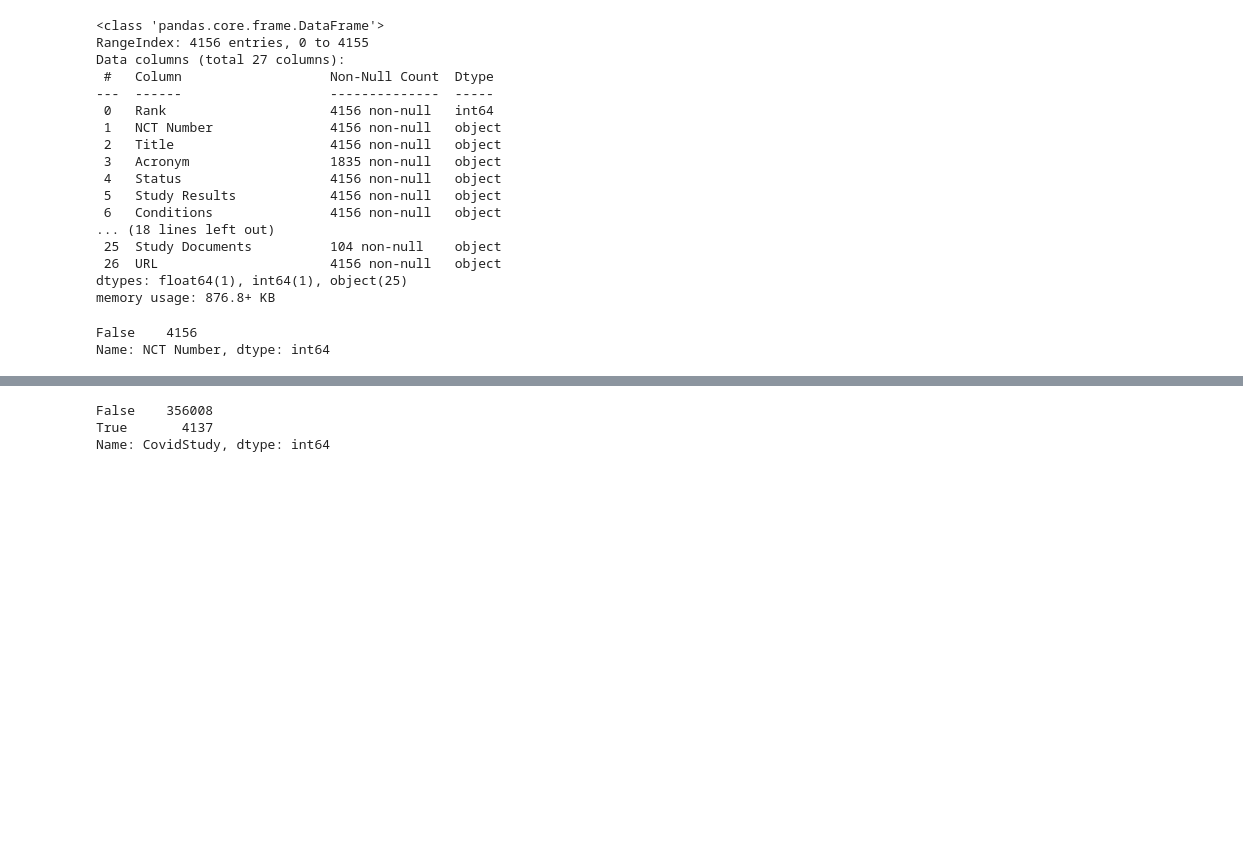
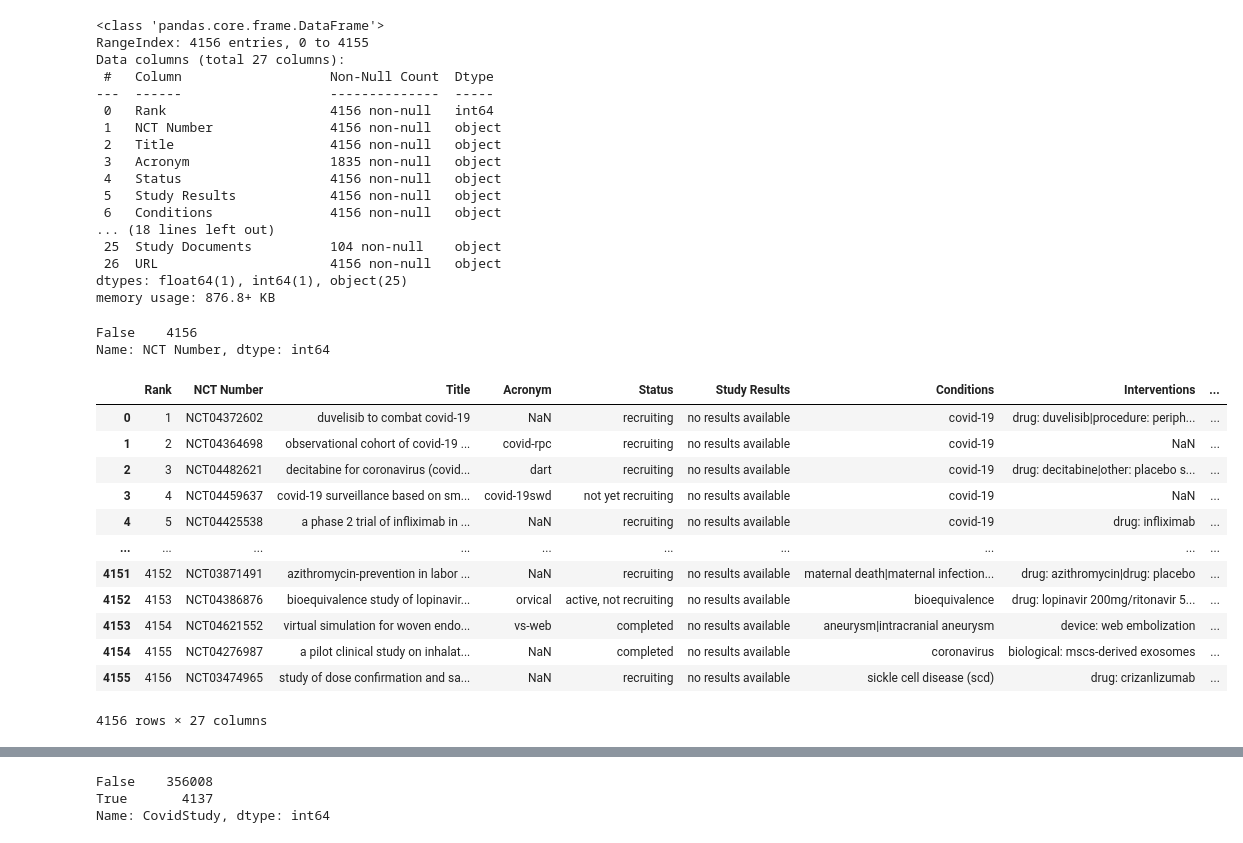
Before and after one commit to katiek74/capstone, a Jupyter notebook: notebooks/CTgov_data_download_and_transformation.ipynb, the cells around one changed output, grey strips where cells are left out. Cells and saved outputs as stored; diff of their text form; code cells hidden in the pictures; blank space fills up the shorter version.

```diff
--- a/notebooks/CTgov_data_download_and_transformation.ipynb
+++ b/notebooks/CTgov_data_download_and_transformation.ipynb
@@ -438,7 +460,23 @@ ctcovidduplicates.value_counts()
 False    4156
 Name: NCT Number, dtype: int64
 # %%
-#lowercasing all of the fields in the covid database to help with aggregation later:
+#lowercasing all of the fields in the covid database to help with aggregation later (except for the NCT# column):
 
 ct_covid = ct_covid.applymap(lambda s:s.lower() if type(s) == str else s)
+ct_covid['NCT Number'] = ct_covid['NCT Number'].str.upper()
+ct_covid
+# %% [output]
+|  | Rank | NCT Number | Title | Acronym | Status | Study Results | Conditions | Interventions | ... |
+| 0 | 1 | NCT04372602 | duvelisib to combat covid-19 | NaN | recruiting | no results available | covid-19 | drug: duvelisib|procedure: periph... | ... |
+| 1 | 2 | NCT04364698 | observational cohort of covid-19 ... | covid-rpc | recruiting | no results available | covid-19 | NaN | ... |
+| 2 | 3 | NCT04482621 | decitabine for coronavirus (covid... | dart | recruiting | no results available | covid-19 | drug: decitabine|other: placebo s... | ... |
+| 3 | 4 | NCT04459637 | covid-19 surveillance based on sm... | covid-19swd | not yet recruiting | no results available | covid-19 | NaN | ... |
+| 4 | 5 | NCT04425538 | a phase 2 trial of infliximab in ... | NaN | recruiting | no results available | covid-19 | drug: infliximab | ... |
+| ... | ... | ... | ... | ... | ... | ... | ... | ... | ... |
+| 4151 | 4152 | NCT03871491 | azithromycin-prevention in labor ... | NaN | recruiting | no results available | maternal death|maternal infection... | drug: azithromycin|drug: placebo | ... |
+| 4152 | 4153 | NCT04386876 | bioequivalence study of lopinavir... | orvical | active, not recruiting | no results available | bioequivalence | drug: lopinavir 200mg/ritonavir 5... | ... |
+| 4153 | 4154 | NCT04621552 | virtual simulation for woven endo... | vs-web | completed | no results available | aneurysm|intracranial aneurysm | device: web embolization | ... |
+| 4154 | 4155 | NCT04276987 | a pilot clinical study on inhalat... | NaN | completed | no results available | coronavirus | biological: mscs-derived exosomes | ... |
+| 4155 | 4156 | NCT03474965 | study of dose confirmation and sa... | NaN | recruiting | no results available | sickle cell disease (scd) | drug: crizanlizumab | ... |
+4156 rows × 27 columns
 # %%
```
Also changed, not shown: parts of 16 cells of this notebook, 8 other files.
